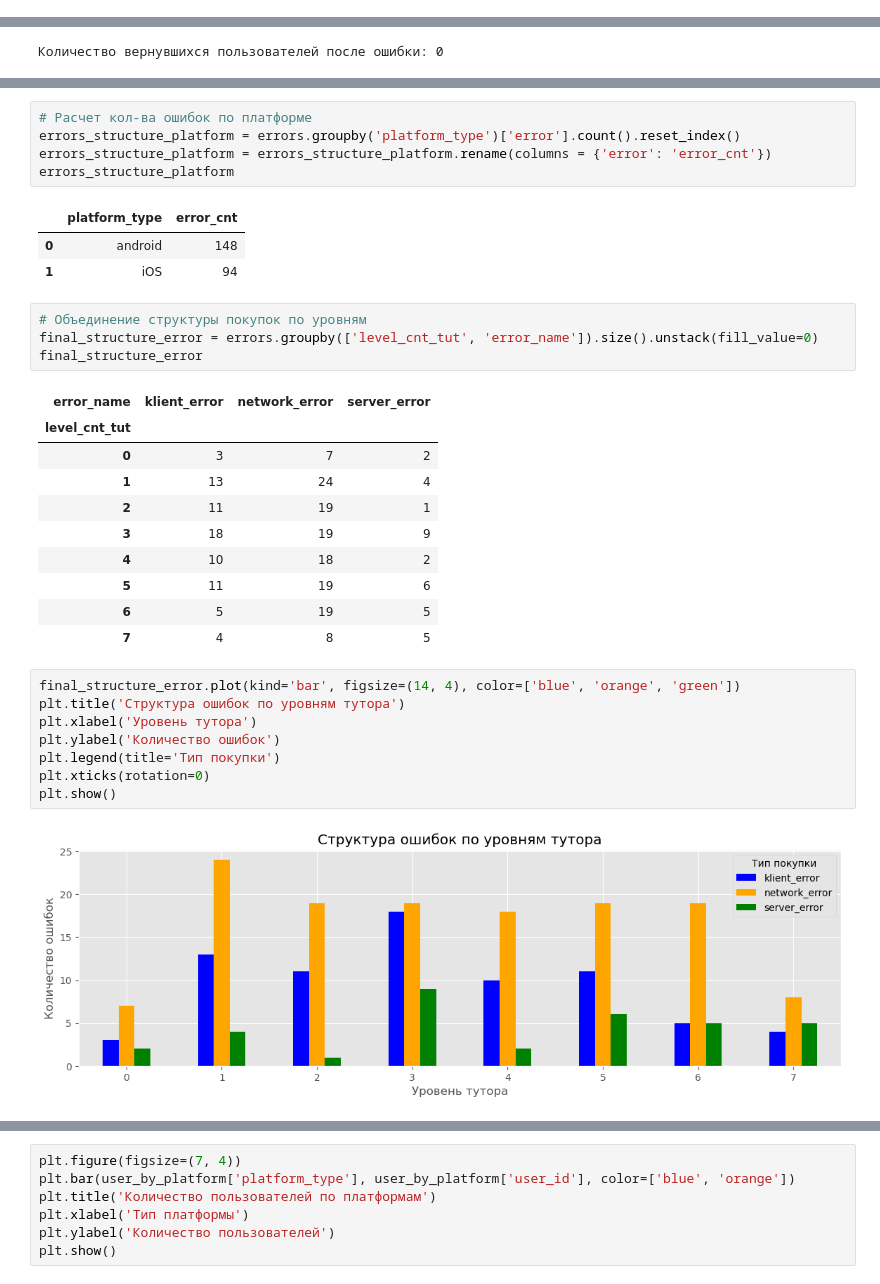
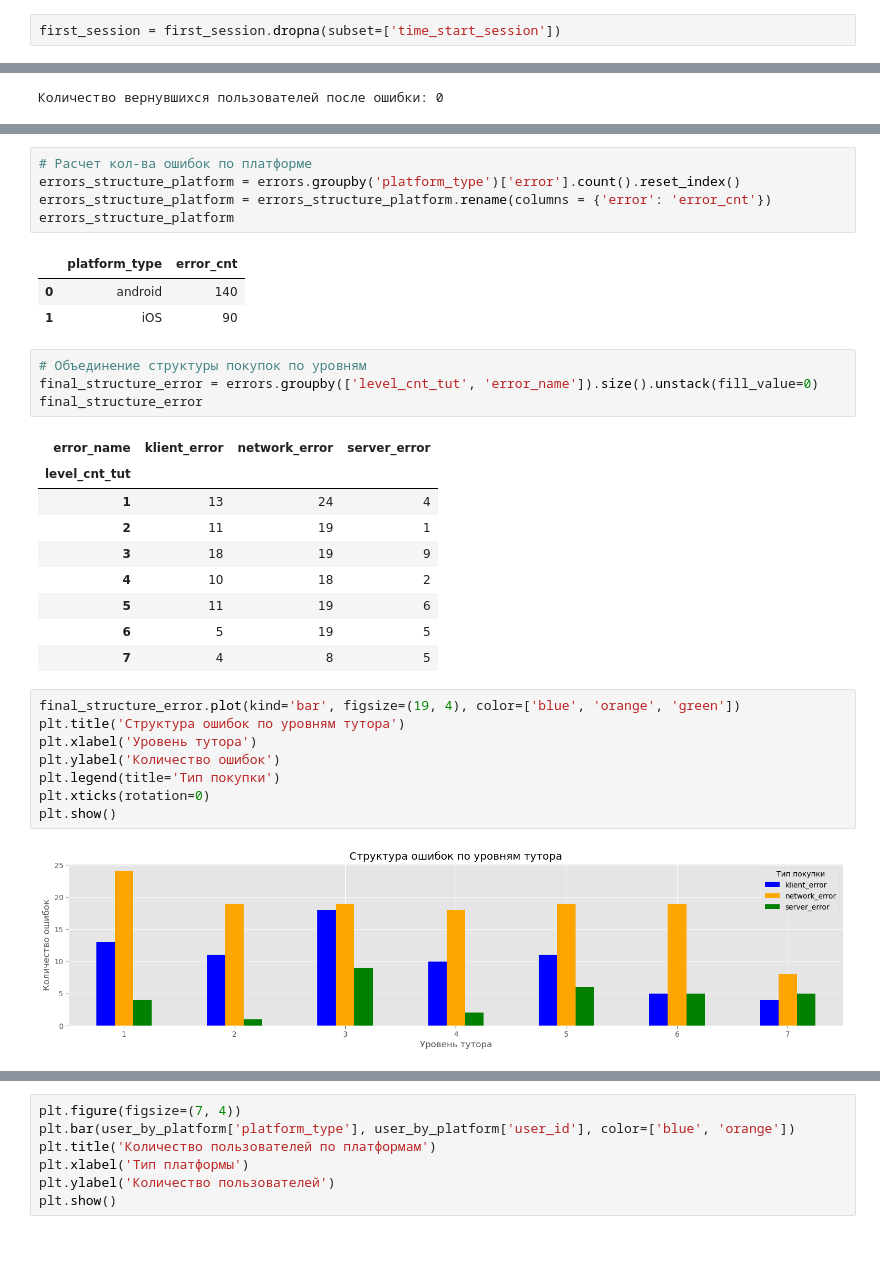
Before and after one commit to 7odzord/TMS-Diplom, a Jupyter notebook: diplom_Drozdov.ipynb, the cells around one changed output, grey strips where cells are left out. Saved outputs shown, nothing was run; the diff lists cells and outputs as text; blank space fills up the shorter version.

```diff
--- a/diplom_Drozdov.ipynb
+++ b/diplom_Drozdov.ipynb
@@ -637,3 +653,5 @@ first_session
+# %%
+first_session = first_session.dropna(subset=['time_start_session'])
 # %%
 # Количество новых пользователей за 14 дней
 cnt_session = first_session['session_id'].count()
@@ -878,8 +899,8 @@ errors_structure_platform = errors_structure_platform.rename(columns = {'error':
 errors_structure_platform
 # %% [output]
 |  | platform_type | error_cnt |
-| 0 | android | 148 |
-| 1 | iOS | 94 |
+| 0 | android | 140 |
+| 1 | iOS | 90 |
 # %%
 # Объединение структуры покупок по уровням
 final_structure_error = errors.groupby(['level_cnt_tut', 'error_name']).size().unstack(fill_value=0)
@@ -887,7 +908,6 @@ final_structure_error
 # %% [output]
 | error_name | klient_error | network_error | server_error |
 | level_cnt_tut |  |  |  |
-| 0 | 3 | 7 | 2 |
 | 1 | 13 | 24 | 4 |
 | 2 | 11 | 19 | 1 |
 | 3 | 18 | 19 | 9 |
@@ -896,15 +916,15 @@ final_structure_error
 | 6 | 5 | 19 | 5 |
 | 7 | 4 | 8 | 5 |
 # %%
-final_structure_error.plot(kind='bar', figsize=(14, 4), color=['blue', 'orange', 'green'])
+final_structure_error.plot(kind='bar', figsize=(19, 4), color=['blue', 'orange', 'green'])
 plt.title('Структура ошибок по уровням тутора')
 plt.xlabel('Уровень тутора')
 plt.ylabel('Количество ошибок')
 plt.legend(title='Тип покупки')
 plt.xticks(rotation=0)
 plt.show()
 # %% [output]
-[figure, old version]
+[figure, new version]
 # %%
 plt.figure(figsize=(7, 4))
 plt.bar(errors_structure_platform['platform_type'], errors_structure_platform['error_cnt'], color=['blue', 'orange'])
```
Also changed, not shown: parts of 17 cells of this notebook, 1 other file.
